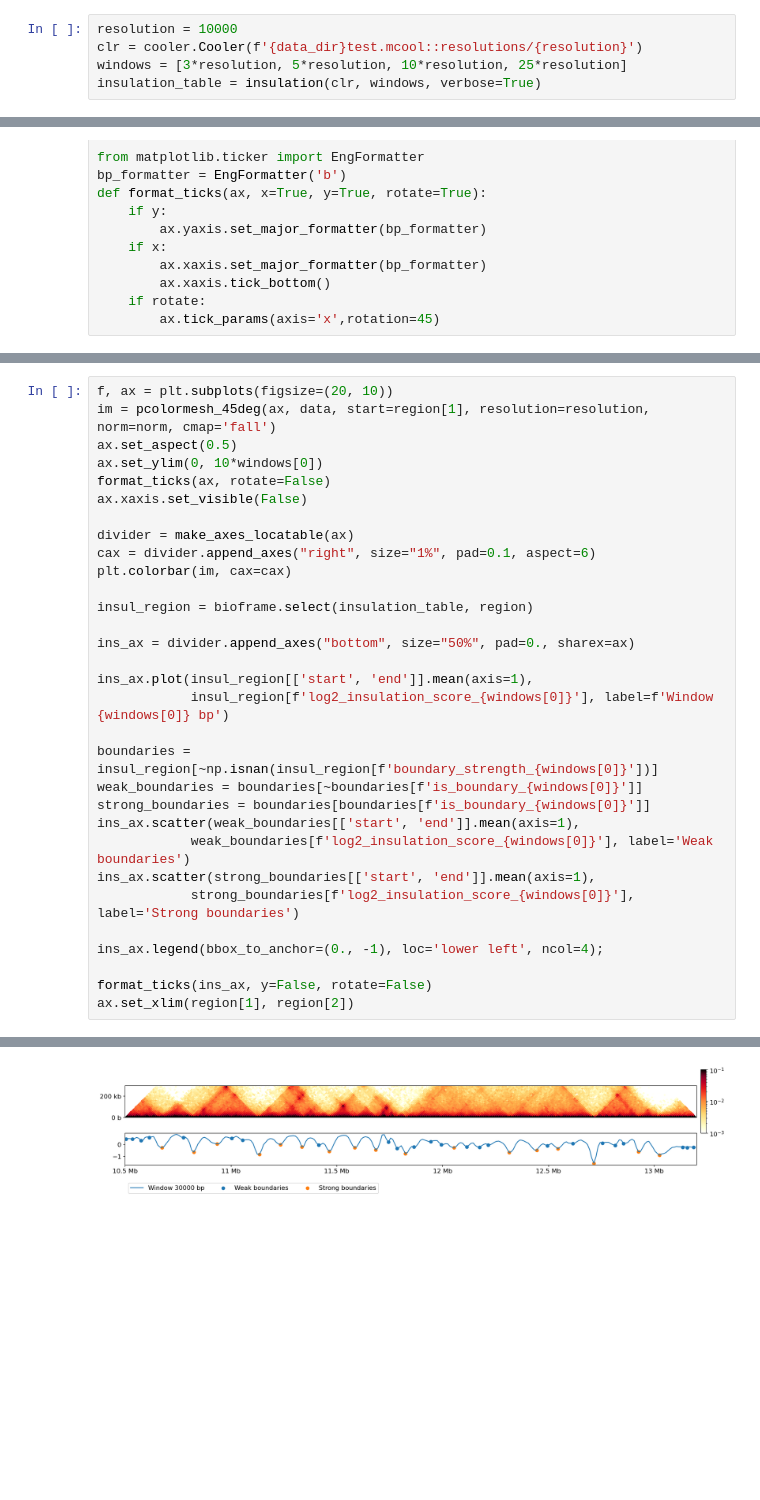
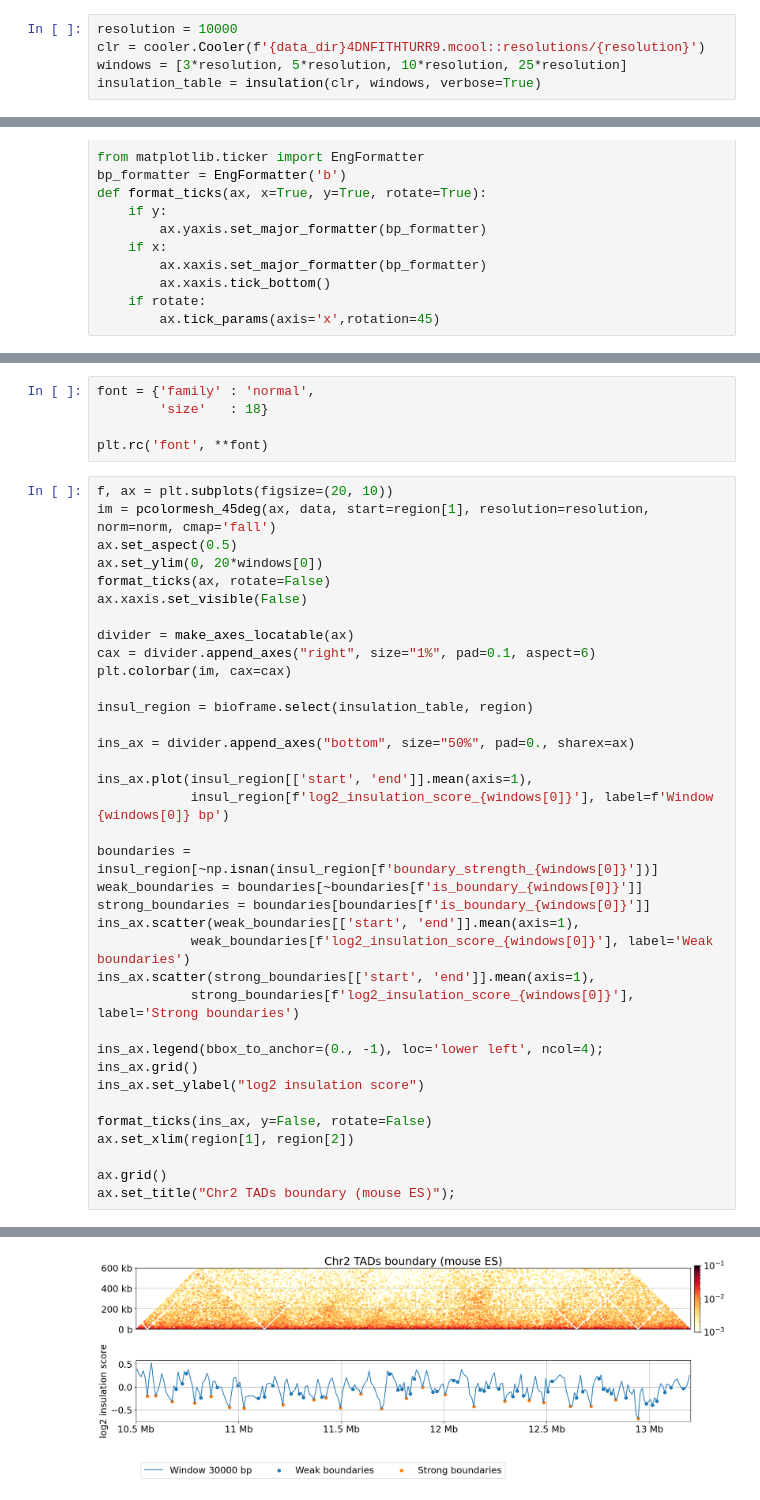
Before and after one commit to RenhaoL/HST508_Fall2022_final_project, a Jupyter notebook: codes/20221116_insulation_boundaries.ipynb, the cells around one changed output, grey strips where cells are left out. Cells and saved outputs as stored; diff of their text form; blank space fills up the shorter version.

```diff
--- a/codes/20221116_insulation_boundaries.ipynb
+++ b/codes/20221116_insulation_boundaries.ipynb
@@ -27,6 +26,6 @@ downloading: https://osf.io/3h9js/download as ../data/test.mcool
 # %%
 resolution = 10000
-clr = cooler.Cooler(f'{data_dir}test.mcool::resolutions/{resolution}')
+clr = cooler.Cooler(f'{data_dir}4DNFITHTURR9.mcool::resolutions/{resolution}')
 windows = [3*resolution, 5*resolution, 10*resolution, 25*resolution]
 insulation_table = insulation(clr, windows, verbose=True)
 # %% [output]
@@ -116,8 +133,13 @@ f
+# %%
+font = {'family' : 'normal',
+        'size'   : 18}
+
+plt.rc('font', **font)
 # %%
 f, ax = plt.subplots(figsize=(20, 10))
 im = pcolormesh_45deg(ax, data, start=region[1], resolution=resolution, norm=norm, cmap='fall')
 ax.set_aspect(0.5)
-ax.set_ylim(0, 10*windows[0])
+ax.set_ylim(0, 20*windows[0])
 format_ticks(ax, rotate=False)
 ax.xaxis.set_visible(False)
 
@@ -141,7 +163,12 @@ ins_ax.scatter(strong_boundaries[['start', 'end']].mean(axis=1),
             strong_boundaries[f'log2_insulation_score_{windows[0]}'], label='Strong boundaries')
 
 ins_ax.legend(bbox_to_anchor=(0., -1), loc='lower left', ncol=4);
+ins_ax.grid()
+ins_ax.set_ylabel("log2 insulation score")
 
 format_ticks(ins_ax, y=False, rotate=False)
 ax.set_xlim(region[1], region[2])
+
+ax.grid()
+ax.set_title("Chr2 TADs boundary (mouse ES)");
 # %% [output]
@@ -149,4 +177,4 @@ ax.set_xlim(region[1], region[2])
-[figure, old version]
+[figure, new version]
 # %%
 histkwargs = dict(
     bins=10**np.linspace(-4,1,200),
```
Also changed, not shown: parts of 8 cells of this notebook, 1 other file.
